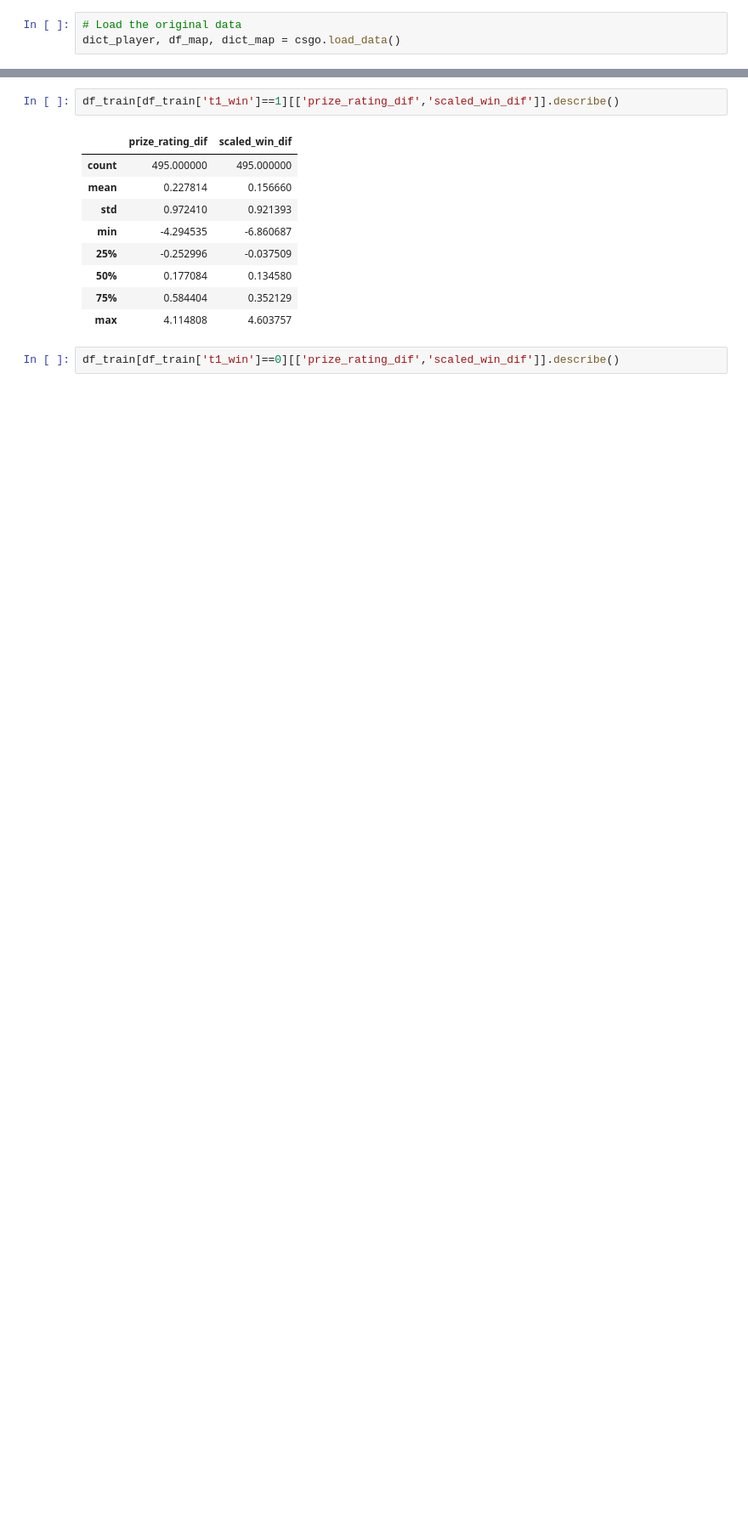
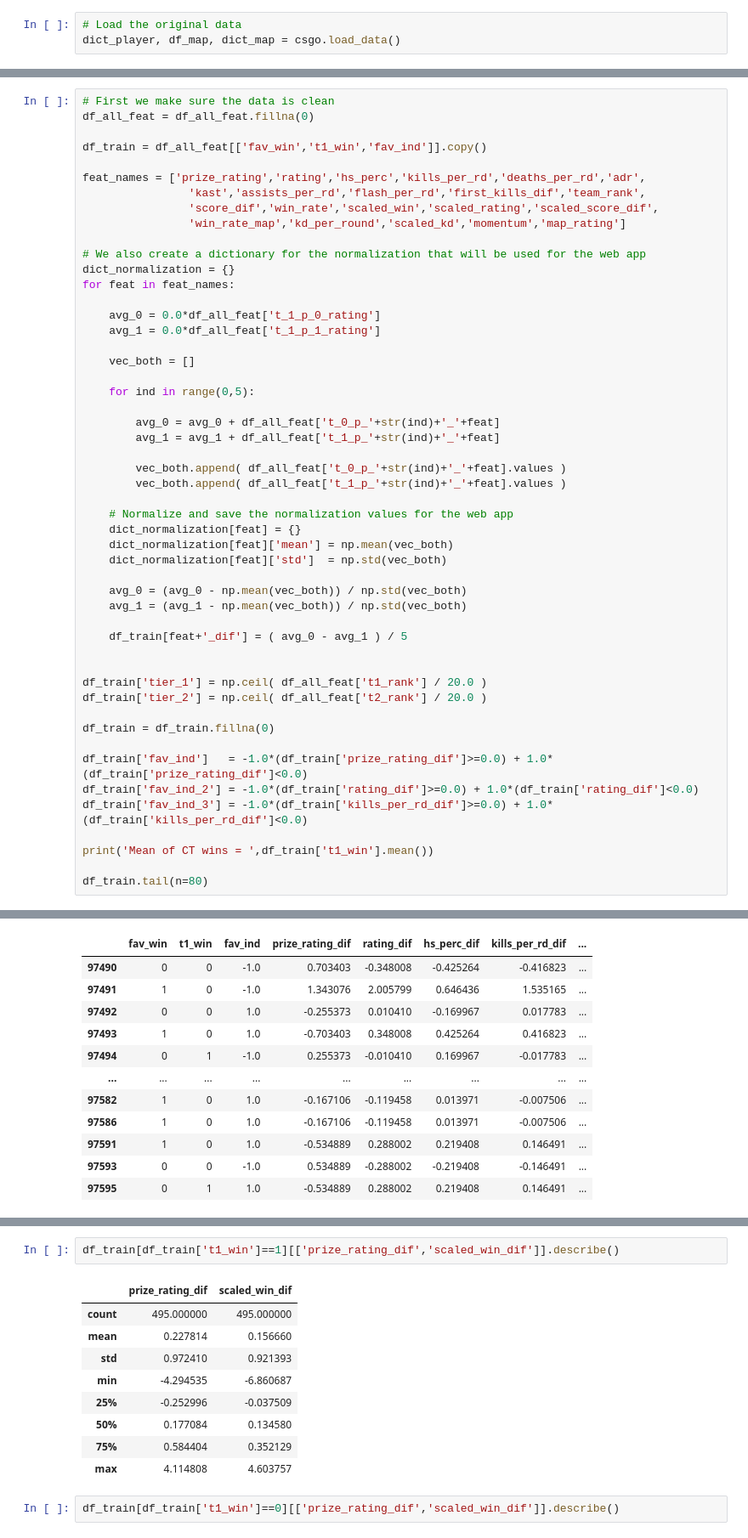
Before and after one commit to emmanuel-garza/insight-csgo, a Jupyter notebook: final_model.ipynb, the cells around one changed output, grey strips where cells are left out. Shown at 85% size. Cells and saved outputs as stored; diff of their text form; blank space fills up the shorter version.

```diff
--- a/final_model.ipynb
+++ b/final_model.ipynb
@@ -37,0 +64,52 @@ Total time to create training set = 0:00:11.221244
+# %%
+# First we make sure the data is clean
+df_all_feat = df_all_feat.fillna(0)
+
+df_train = df_all_feat[['fav_win','t1_win','fav_ind']].copy()
+
+feat_names = ['prize_rating','rating','hs_perc','kills_per_rd','deaths_per_rd','adr',
+                'kast','assists_per_rd','flash_per_rd','first_kills_dif','team_rank',
+                'score_dif','win_rate','scaled_win','scaled_rating','scaled_score_dif',
+                'win_rate_map','kd_per_round','scaled_kd','momentum','map_rating']
+
+# We also create a dictionary for the normalization that will be used for the web app
+dict_normalization = {}
+for feat in feat_names:
+
+    avg_0 = 0.0*df_all_feat['t_1_p_0_rating']
+    avg_1 = 0.0*df_all_feat['t_1_p_1_rating']
+
+    vec_both = []
+
+    for ind in range(0,5):
+
+        avg_0 = avg_0 + df_all_feat['t_0_p_'+str(ind)+'_'+feat]
+        avg_1 = avg_1 + df_all_feat['t_1_p_'+str(ind)+'_'+feat]
+
+        vec_both.append( df_all_feat['t_0_p_'+str(ind)+'_'+feat].values )
+        vec_both.append( df_all_feat['t_1_p_'+str(ind)+'_'+feat].values )
+
+    # Normalize and save the normalization values for the web app
+    dict_normalization[feat] = {}
+    dict_normalization[feat]['mean'] = np.mean(vec_both)
+    dict_normalization[feat]['std']  = np.std(vec_both)
+
+    avg_0 = (avg_0 - np.mean(vec_both)) / np.std(vec_both)
+    avg_1 = (avg_1 - np.mean(vec_both)) / np.std(vec_both)
+
+    df_train[feat+'_dif'] = ( avg_0 - avg_1 ) / 5
+
+
+df_train['tier_1'] = np.ceil( df_all_feat['t1_rank'] / 20.0 )
+df_train['tier_2'] = np.ceil( df_all_feat['t2_rank'] / 20.0 )
+
+df_train = df_train.fillna(0)
+
+df_train['fav_ind']   = -1.0*(df_train['prize_rating_dif']>=0.0) + 1.0*(df_train['prize_rating_dif']<0.0)
+df_train['fav_ind_2'] = -1.0*(df_train['rating_dif']>=0.0) + 1.0*(df_train['rating_dif']<0.0)
+df_train['fav_ind_3'] = -1.0*(df_train['kills_per_rd_dif']>=0.0) + 1.0*(df_train['kills_per_rd_dif']<0.0)
+
+print('Mean of CT wins = ',df_train['t1_win'].mean())
+
+df_train.tail(n=80)
+# %% [output]
@@ -37,0 +117,12 @@ Total time to create training set = 0:00:11.221244
+|  | fav_win | t1_win | fav_ind | prize_rating_dif | rating_dif | hs_perc_dif | kills_per_rd_dif | ... |
+| 97490 | 0 | 0 | -1.0 | 0.703403 | -0.348008 | -0.425264 | -0.416823 | ... |
+| 97491 | 1 | 0 | -1.0 | 1.343076 | 2.005799 | 0.646436 | 1.535165 | ... |
+| 97492 | 0 | 0 | 1.0 | -0.255373 | 0.010410 | -0.169967 | 0.017783 | ... |
+| 97493 | 1 | 0 | 1.0 | -0.703403 | 0.348008 | 0.425264 | 0.416823 | ... |
+| 97494 | 0 | 1 | -1.0 | 0.255373 | -0.010410 | 0.169967 | -0.017783 | ... |
+| ... | ... | ... | ... | ... | ... | ... | ... | ... |
+| 97582 | 1 | 0 | 1.0 | -0.167106 | -0.119458 | 0.013971 | -0.007506 | ... |
+| 97586 | 1 | 0 | 1.0 | -0.167106 | -0.119458 | 0.013971 | -0.007506 | ... |
+| 97591 | 1 | 0 | 1.0 | -0.534889 | 0.288002 | 0.219408 | 0.146491 | ... |
+| 97593 | 0 | 0 | -1.0 | 0.534889 | -0.288002 | -0.219408 | -0.146491 | ... |
+| 97595 | 0 | 1 | 1.0 | -0.534889 | 0.288002 | 0.219408 | 0.146491 | ... |
```
Also changed, not shown: parts of 20 cells of this notebook, 1 other file.
